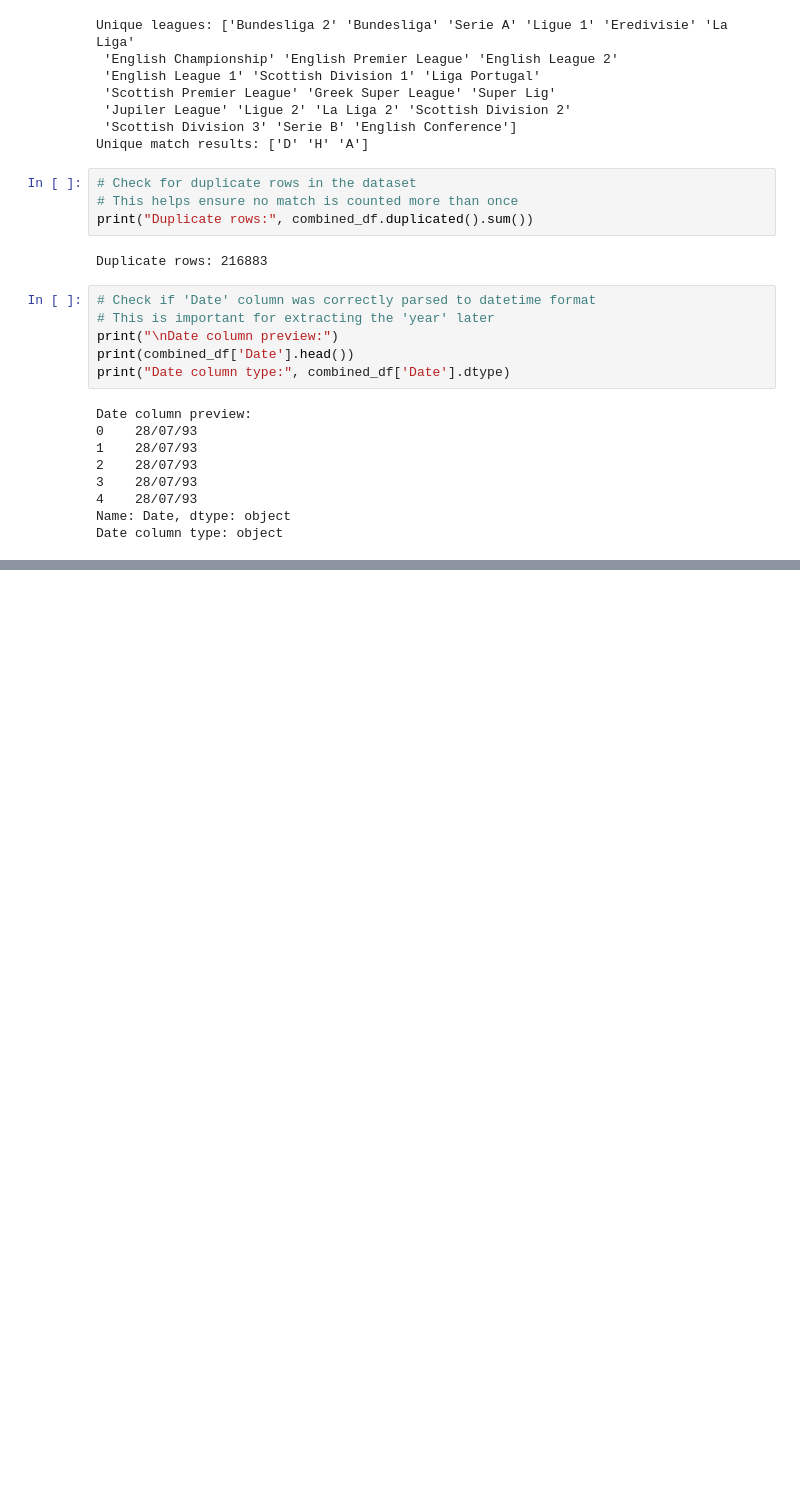
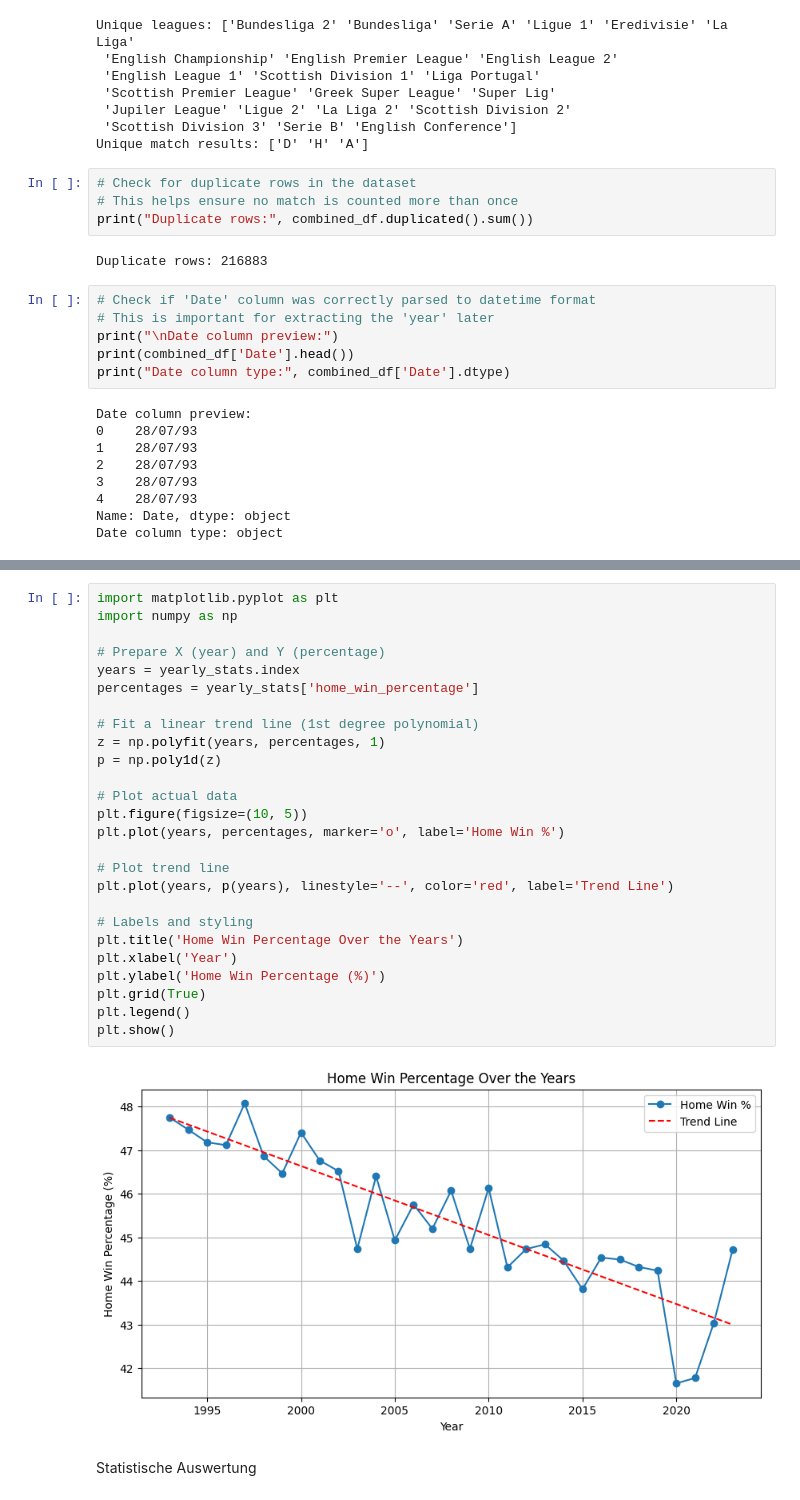
Before and after one commit to safiabduljamil/European-Football-Matches, a Jupyter notebook: file.ipynb, the cells around one changed output, grey strips where cells are left out. Cells and saved outputs as stored; diff of their text form; blank space fills up the shorter version.

```diff
--- a/file.ipynb
+++ b/file.ipynb
@@ -139,0 +243,30 @@ Date column type: object
+# %%
+import matplotlib.pyplot as plt
+import numpy as np
+
+# Prepare X (year) and Y (percentage)
+years = yearly_stats.index
+percentages = yearly_stats['home_win_percentage']
+
+# Fit a linear trend line (1st degree polynomial)
+z = np.polyfit(years, percentages, 1)
+p = np.poly1d(z)
+
+# Plot actual data
+plt.figure(figsize=(10, 5))
+plt.plot(years, percentages, marker='o', label='Home Win %')
+
+# Plot trend line
+plt.plot(years, p(years), linestyle='--', color='red', label='Trend Line')
+
+# Labels and styling
+plt.title('Home Win Percentage Over the Years')
+plt.xlabel('Year')
+plt.ylabel('Home Win Percentage (%)')
+plt.grid(True)
+plt.legend()
+plt.show()
+# %% [output]
+[figure, added]
+# %% [markdown]
+Statistische Auswertung
```
Also changed, not shown: parts of 26 cells of this notebook.
